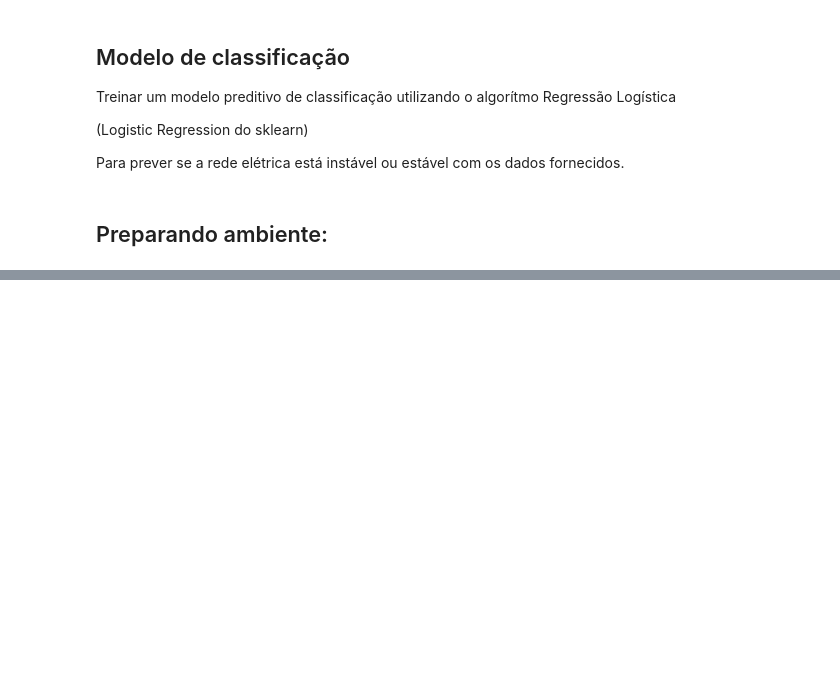
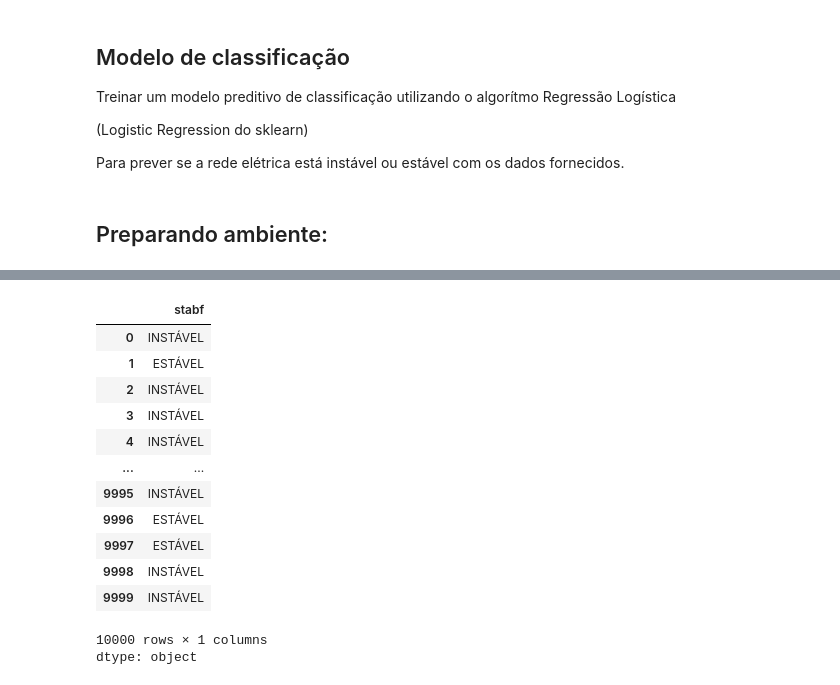
Before and after one commit to LucasBellezzo/CP02_PCP, a Jupyter notebook: Aula_06_SERS_ML.ipynb, the cells around one changed output, grey strips where cells are left out. Saved outputs shown, nothing was run; the diff lists cells and outputs as text; code cells hidden in the pictures; blank space fills up the shorter version.

```diff
--- a/Aula_06_SERS_ML.ipynb
+++ b/Aula_06_SERS_ML.ipynb
@@ -31,0 +118,2 @@ from sklearn.metrics import confusion_matrix
+# %%
+dados['stabf'] = dados['stabf'].replace({'unstable': 'INSTÁVEL','stable': 'ESTÁVEL'} )
@@ -31,0 +128,21 @@ from sklearn.metrics import confusion_matrix
+# %%
+# Dados de saída y --------> Target ---------> oque vamos prever
+# Variável dependente
+
+y = dados['stabf']
+y
+# %% [output]
+|  | stabf |
+| 0 | INSTÁVEL |
+| 1 | ESTÁVEL |
+| 2 | INSTÁVEL |
+| 3 | INSTÁVEL |
+| 4 | INSTÁVEL |
+| ... | ... |
+| 9995 | INSTÁVEL |
+| 9996 | ESTÁVEL |
+| 9997 | ESTÁVEL |
+| 9998 | INSTÁVEL |
+| 9999 | INSTÁVEL |
+10000 rows × 1 columns
+dtype: object
```
Also changed, not shown: parts of 10 cells of this notebook.
